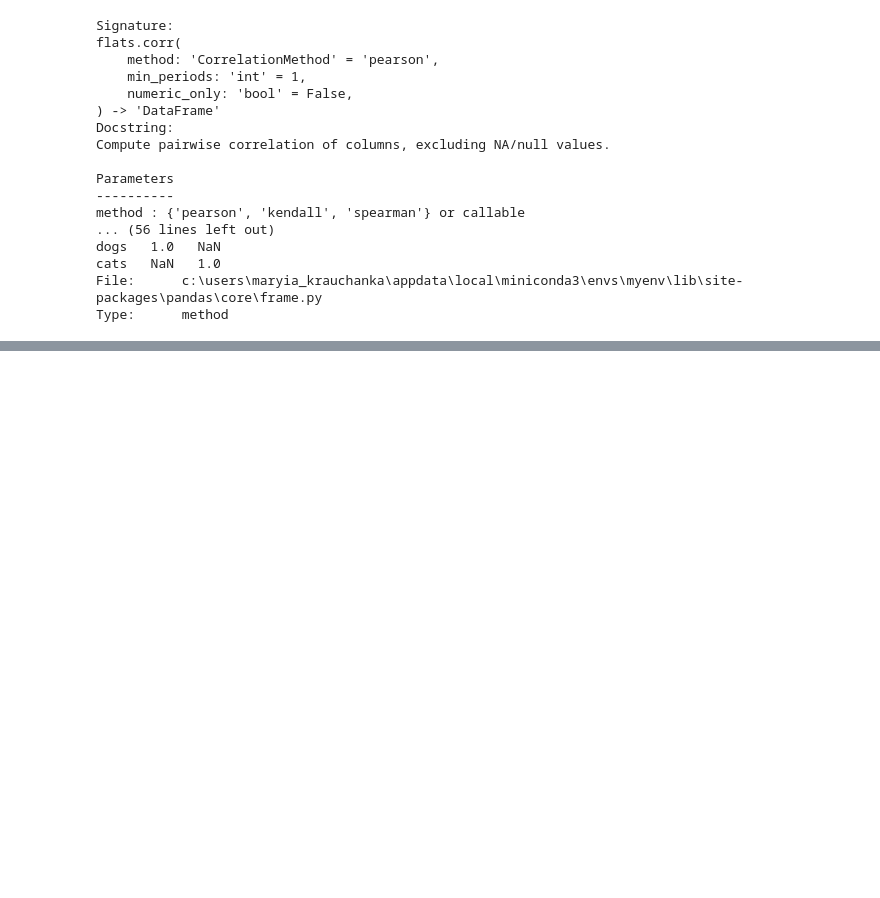
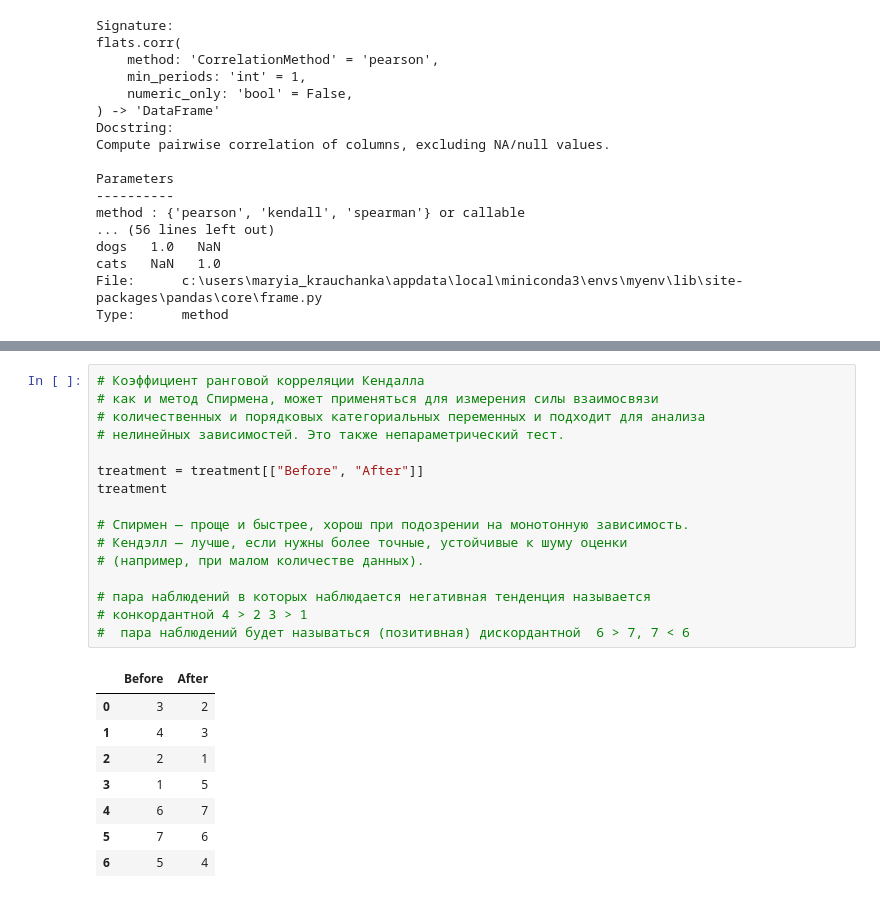
Before and after one commit to SENATOROVAI/Data-Science-For-Beginners-from-scratch-SENATOROV, a Jupyter notebook: python/lessons/sklearn.ipynb, the cells around one changed output, grey strips where cells are left out. Drawn from its saved outputs; the diff is of its cells as text; blank space fills up the shorter version.

```diff
--- a/python/lessons/sklearn.ipynb
+++ b/python/lessons/sklearn.ipynb
@@ -674,0 +742,25 @@ Type:      method
+# %%
+# Коэффициент ранговой корреляции Кендалла
+# как и метод Спирмена, может применяться для измерения силы взаимосвязи
+# количественных и порядковых категориальных переменных и подходит для анализа
+# нелинейных зависимостей. Это также непараметрический тест.
+
+treatment = treatment[["Before", "After"]]
+treatment
+
+# Спирмен — проще и быстрее, хорош при подозрении на монотонную зависимость.
+# Кендэлл — лучше, если нужны более точные, устойчивые к шуму оценки
+# (например, при малом количестве данных).
+
+# пара наблюдений в которых наблюдается негативная тенденция называется
+# конкордантной 4 > 2 3 > 1
+#  пара наблюдений будет называться (позитивная) дискордантной  6 > 7, 7 < 6
+# %% [output]
+|  | Before | After |
+| 0 | 3 | 2 |
+| 1 | 4 | 3 |
+| 2 | 2 | 1 |
+| 3 | 1 | 5 |
+| 4 | 6 | 7 |
+| 5 | 7 | 6 |
+| 6 | 5 | 4 |
```
Also changed, not shown: parts of 11 cells of this notebook, 3 other files.
